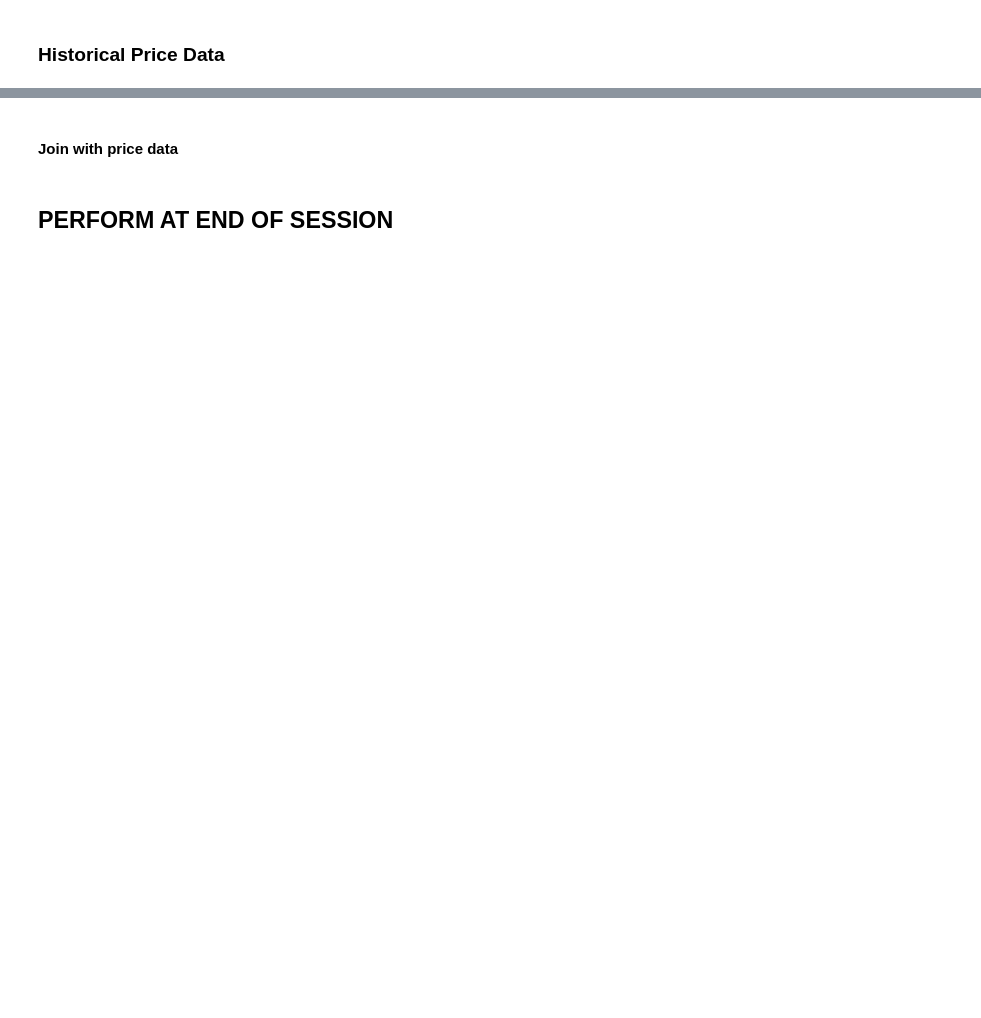
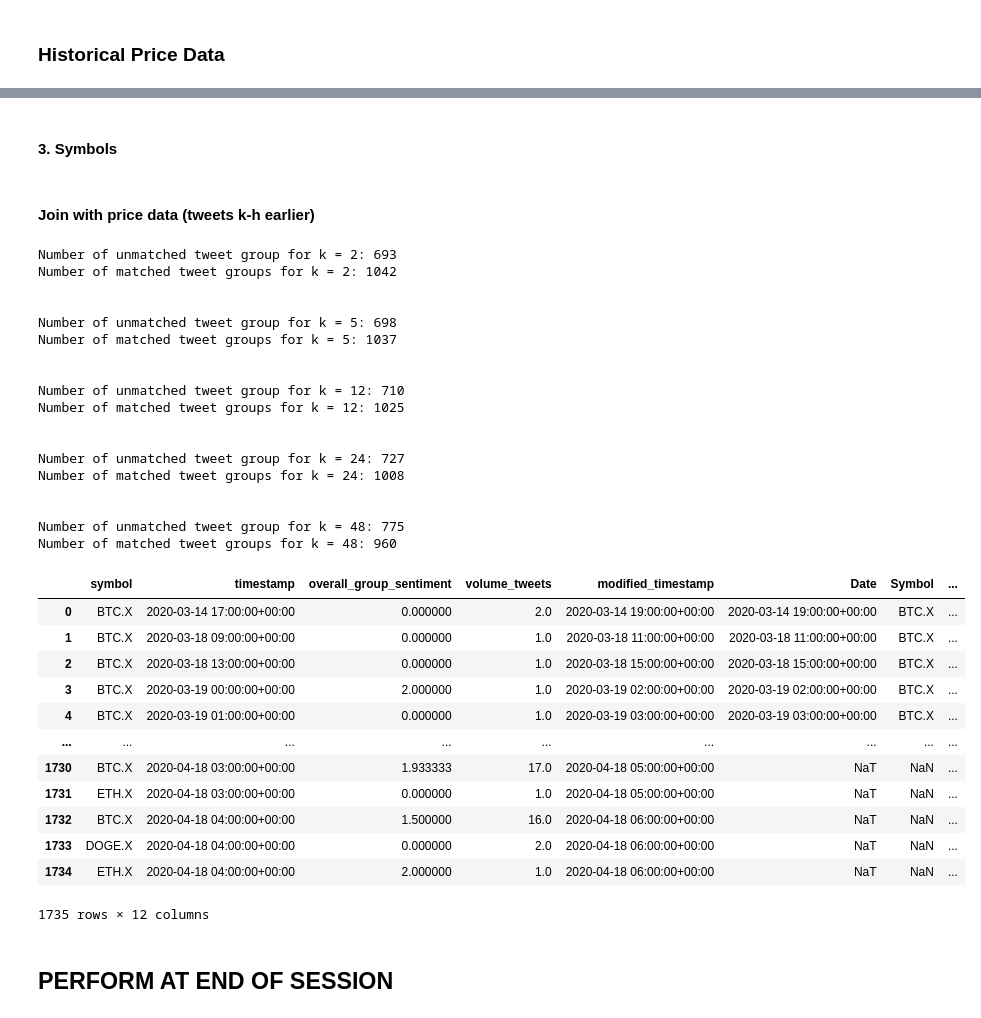
Before and after one commit to hweelin-yeo/CryptOracle, a Jupyter notebook: ds_project.ipynb, the cells around one changed output, grey strips where cells are left out. Saved outputs shown, nothing was run; the diff lists cells and outputs as text; code cells hidden in the pictures; blank space fills up the shorter version.

Commit message:
data cleaning for historical data, joining windows for different intervals

```diff
--- a/ds_project.ipynb
+++ b/ds_project.ipynb
@@ -235,9 +258,4 @@ LTC_prices = pd.read_csv("data/gemini_LTCUSD_1hr.csv")
 BCH_prices = pd.read_csv("data/Bitbay_BCHUSD_1h.csv")
 DOGE_prices = pd.read_csv("data/Yobit_DOGERUR_1h.csv")
 
-
-BTC_prices['Unix Timestamp'] = pd.to_datetime(BTC_prices['Unix Timestamp'],unit='ms')
-ETH_prices['Unix Timestamp'] = pd.to_datetime(ETH_prices['Unix Timestamp'],unit='ms')
-LTC_prices['Unix Timestamp'] = pd.to_datetime(LTC_prices['Unix Timestamp'],unit='ms')
-BCH_prices['Date'] = pd.to_datetime(BCH_prices['Date'], format='%Y-%m-%d %I-%p')
-DOGE_prices['Date'] = pd.to_datetime(DOGE_prices['Date'], format='%Y-%m-%d %I-%p')
+price_df_lists = [BTC_prices, ETH_prices, LTC_prices, BCH_prices, DOGE_prices]
@@ -269,0 +290,2 @@ DOGE_prices
+# %% [markdown]
+#### 3. Symbols
@@ -270,5 +296,52 @@ DOGE_prices
+# %%
+prices_df = pd.concat(price_df_lists)
 # %% [markdown]
-#### Join with price data
+#### Join with price data (tweets k-h earlier)
+# %%
+k_list = [2, 5, 12, 24, 48]
+merged_df_k_list = []
+# %%
+for k in k_list:
+    groups_df["modified_timestamp"] = groups_df["timestamp"] + pd.DateOffset(hours=k)
+    merged_df = groups_df.merge(prices_df, how='left', left_on=["modified_timestamp", "symbol"], right_on=["Date","Symbol"])
+    print("Number of unmatched tweet group for k = " + str(k) + ": "+ str(len(merged_df[merged_df["Date"].isnull()].index)))
+    print("Number of matched tweet groups for k = " + str(k) + ": "+ str(len(merged_df.index) - len(merged_df[merged_df["Date"].isnull()].index)))
+    print("\n")
+    merged_df_k_list.append(merged_df)
+
+merged_df_k_list[0]
+# %% [output]
+Number of unmatched tweet group for k = 2: 693
+Number of matched tweet groups for k = 2: 1042
+
+
+Number of unmatched tweet group for k = 5: 698
+Number of matched tweet groups for k = 5: 1037
+
+
+Number of unmatched tweet group for k = 12: 710
+Number of matched tweet groups for k = 12: 1025
+
+
+Number of unmatched tweet group for k = 24: 727
+Number of matched tweet groups for k = 24: 1008
+
+
+Number of unmatched tweet group for k = 48: 775
+Number of matched tweet groups for k = 48: 960
+|  | symbol | timestamp | overall_group_sentiment | volume_tweets | modified_timestamp | Date | Symbol | ... |
+| 0 | BTC.X | 2020-03-14 17:00:00+00:00 | 0.000000 | 2.0 | 2020-03-14 19:00:00+00:00 | 2020-03-14 19:00:00+00:00 | BTC.X | ... |
+| 1 | BTC.X | 2020-03-18 09:00:00+00:00 | 0.000000 | 1.0 | 2020-03-18 11:00:00+00:00 | 2020-03-18 11:00:00+00:00 | BTC.X | ... |
+| 2 | BTC.X | 2020-03-18 13:00:00+00:00 | 0.000000 | 1.0 | 2020-03-18 15:00:00+00:00 | 2020-03-18 15:00:00+00:00 | BTC.X | ... |
+| 3 | BTC.X | 2020-03-19 00:00:00+00:00 | 2.000000 | 1.0 | 2020-03-19 02:00:00+00:00 | 2020-03-19 02:00:00+00:00 | BTC.X | ... |
+| 4 | BTC.X | 2020-03-19 01:00:00+00:00 | 0.000000 | 1.0 | 2020-03-19 03:00:00+00:00 | 2020-03-19 03:00:00+00:00 | BTC.X | ... |
+| ... | ... | ... | ... | ... | ... | ... | ... | ... |
+| 1730 | BTC.X | 2020-04-18 03:00:00+00:00 | 1.933333 | 17.0 | 2020-04-18 05:00:00+00:00 | NaT | NaN | ... |
+| 1731 | ETH.X | 2020-04-18 03:00:00+00:00 | 0.000000 | 1.0 | 2020-04-18 05:00:00+00:00 | NaT | NaN | ... |
+| 1732 | BTC.X | 2020-04-18 04:00:00+00:00 | 1.500000 | 16.0 | 2020-04-18 06:00:00+00:00 | NaT | NaN | ... |
+| 1733 | DOGE.X | 2020-04-18 04:00:00+00:00 | 0.000000 | 2.0 | 2020-04-18 06:00:00+00:00 | NaT | NaN | ... |
+| 1734 | ETH.X | 2020-04-18 04:00:00+00:00 | 2.000000 | 1.0 | 2020-04-18 06:00:00+00:00 | NaT | NaN | ... |
+1735 rows × 12 columns
 # %% [markdown]
 ## PERFORM AT END OF SESSION
 # %%
```
Also changed, not shown: parts of 15 cells of this notebook, 4 other files.
